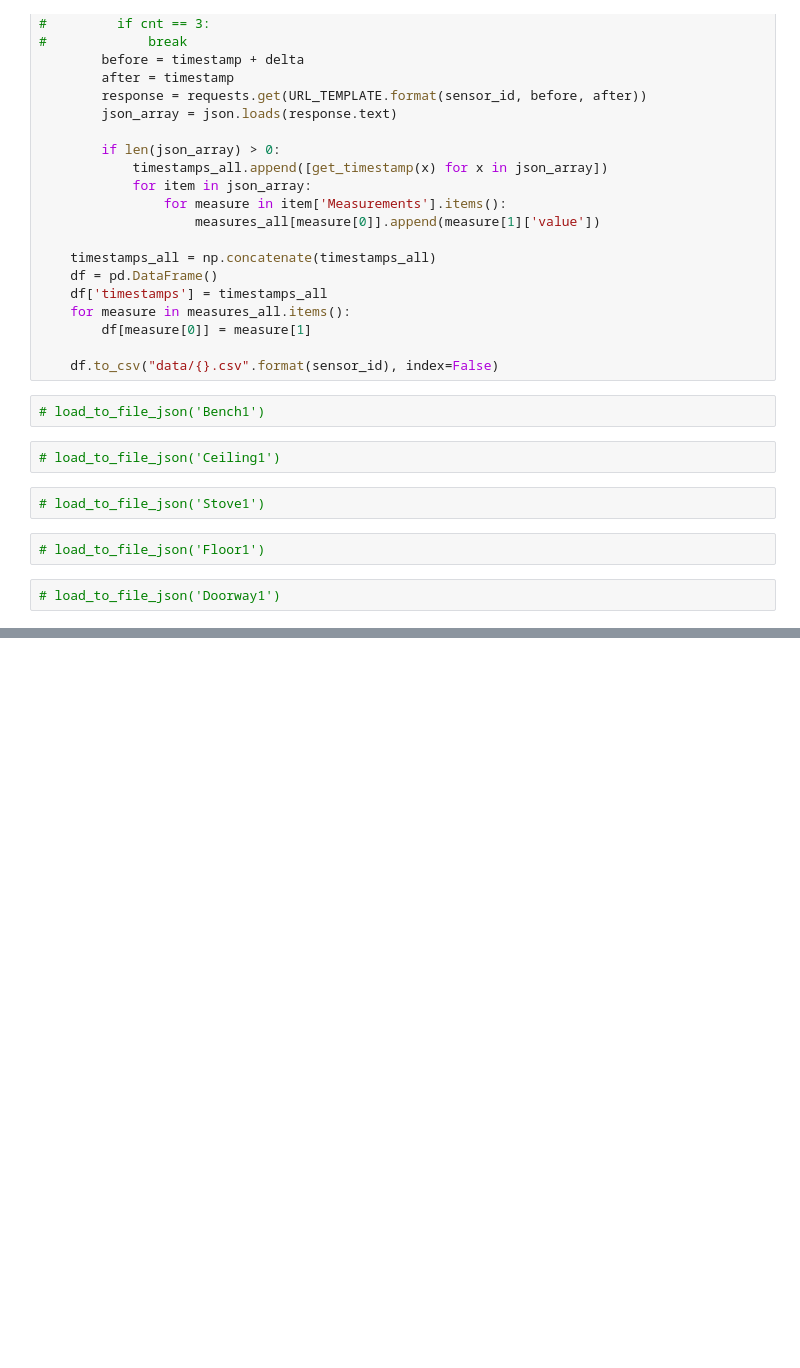
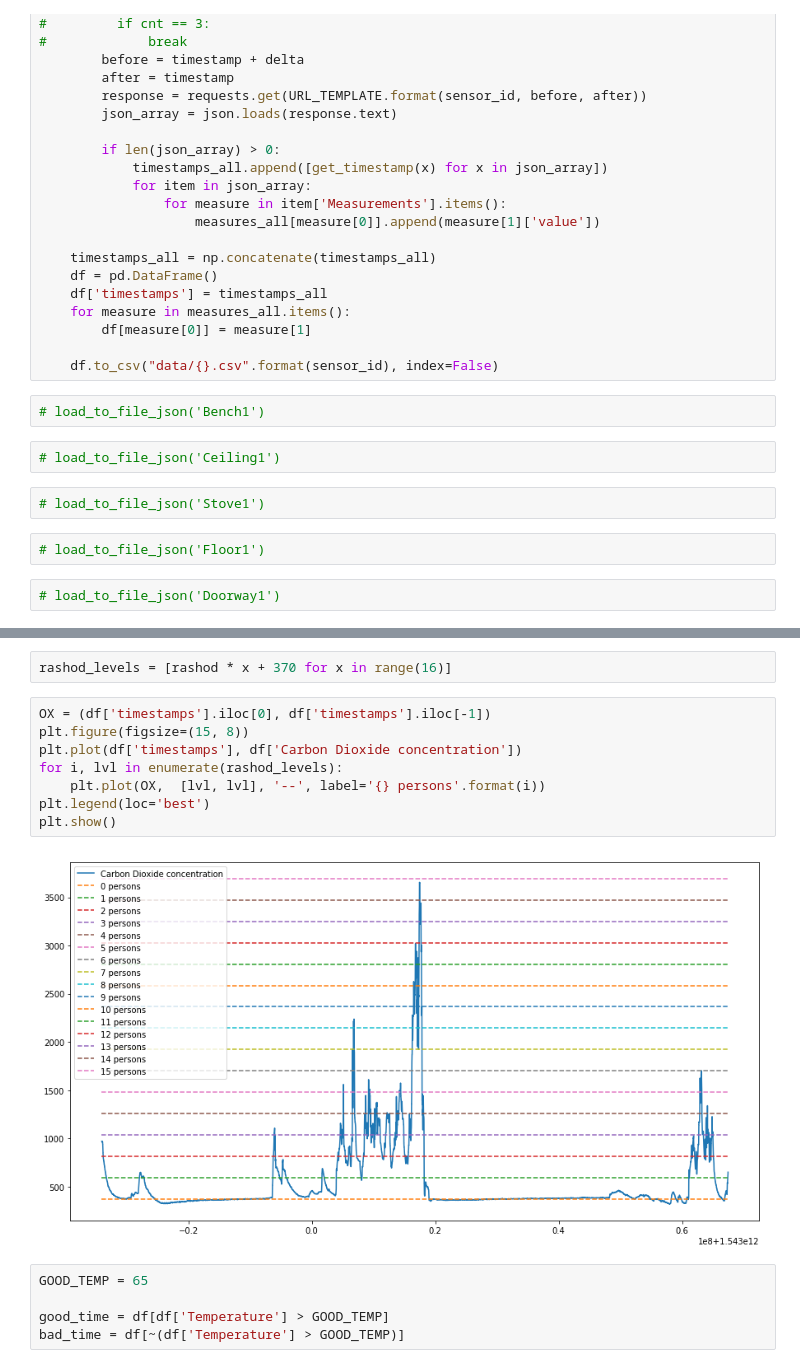
Before and after one commit to ale3otik/JunctionHachTheBanya, a Jupyter notebook: load.ipynb, the cells around one changed output, grey strips where cells are left out. Saved outputs shown, nothing was run; the diff lists cells and outputs as text; blank space fills up the shorter version.

```diff
--- a/load.ipynb
+++ b/load.ipynb
@@ -105,0 +105,17 @@ df
+# %%
+rashod_levels = [rashod * x + 370 for x in range(16)]
+# %%
+OX = (df['timestamps'].iloc[0], df['timestamps'].iloc[-1])
+plt.figure(figsize=(15, 8))
+plt.plot(df['timestamps'], df['Carbon Dioxide concentration'])
+for i, lvl in enumerate(rashod_levels):
+    plt.plot(OX,  [lvl, lvl], '--', label='{} persons'.format(i))
+plt.legend(loc='best')
+plt.show()
+# %% [output]
+[figure, added]
+# %%
+GOOD_TEMP = 65
+
+good_time = df[df['Temperature'] > GOOD_TEMP]
+bad_time = df[~(df['Temperature'] > GOOD_TEMP)]
```
Also changed, not shown: parts of 18 cells of this notebook.
